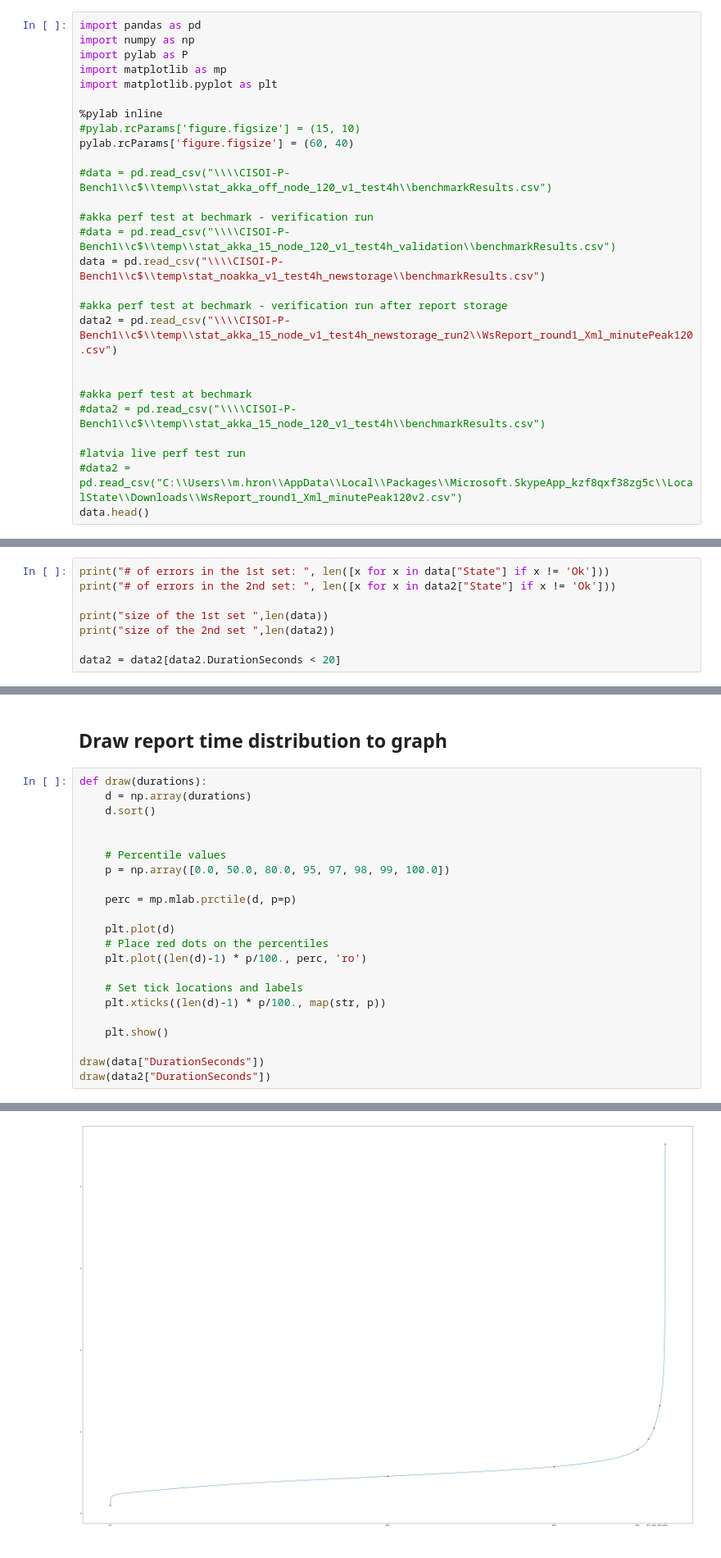
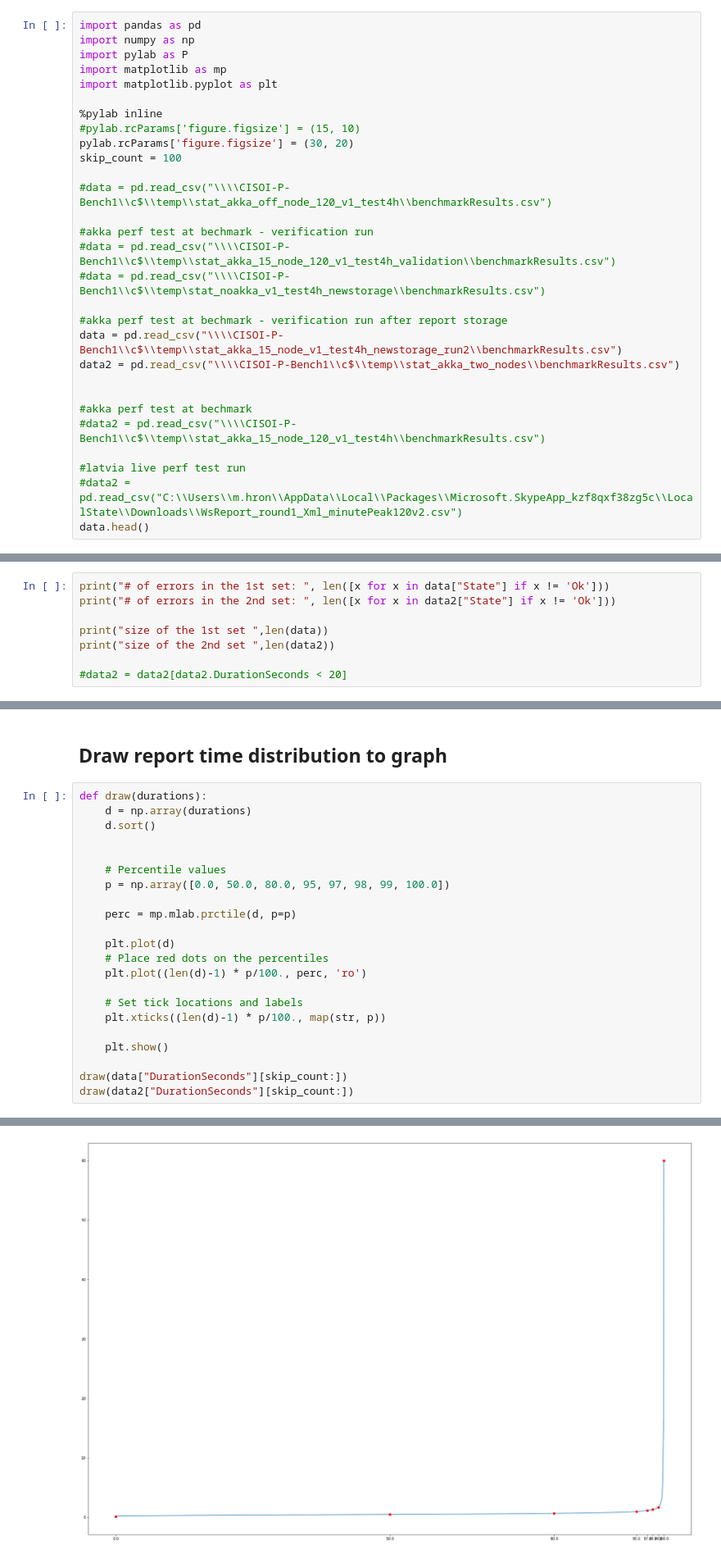
Before and after one commit to matej-hron/deeplearning, a Jupyter notebook: jupyter/PerfTestsAkka.ipynb, the cells around one changed output, grey strips where cells are left out. Shown at 82% size. Cells and saved outputs as stored; diff of their text form.

```diff
--- a/jupyter/PerfTestsAkka.ipynb
+++ b/jupyter/PerfTestsAkka.ipynb
@@ -11,16 +11,18 @@ import matplotlib.pyplot as plt
 
 %pylab inline
 #pylab.rcParams['figure.figsize'] = (15, 10)
-pylab.rcParams['figure.figsize'] = (60, 40)
+pylab.rcParams['figure.figsize'] = (30, 20)
+skip_count = 100
 
 #data = pd.read_csv("\\\\CISOI-P-Bench1\\c$\\temp\\stat_akka_off_node_120_v1_test4h\\benchmarkResults.csv")
 
 #akka perf test at bechmark - verification run
 #data = pd.read_csv("\\\\CISOI-P-Bench1\\c$\\temp\\stat_akka_15_node_120_v1_test4h_validation\\benchmarkResults.csv")
-data = pd.read_csv("\\\\CISOI-P-Bench1\\c$\\temp\stat_noakka_v1_test4h_newstorage\\benchmarkResults.csv")
+#data = pd.read_csv("\\\\CISOI-P-Bench1\\c$\\temp\stat_noakka_v1_test4h_newstorage\\benchmarkResults.csv")
 
 #akka perf test at bechmark - verification run after report storage
-data2 = pd.read_csv("\\\\CISOI-P-Bench1\\c$\\temp\\stat_akka_15_node_v1_test4h_newstorage_run2\\WsReport_round1_Xml_minutePeak120.csv")
+data = pd.read_csv("\\\\CISOI-P-Bench1\\c$\\temp\\stat_akka_15_node_v1_test4h_newstorage_run2\\benchmarkResults.csv")
+data2 = pd.read_csv("\\\\CISOI-P-Bench1\\c$\\temp\\stat_akka_two_nodes\\benchmarkResults.csv")
 
 
 #akka perf test at bechmark
@@ -46,6 +48,6 @@ print("# of errors in the 2nd set: ", len([x for x in data2["State"] if x != 'Ok
 print("size of the 1st set ",len(data))
 print("size of the 2nd set ",len(data2))
 
-data2 = data2[data2.DurationSeconds < 20]
+#data2 = data2[data2.DurationSeconds < 20]
 # %% [output]
 # of errors in the 1st set:  0
@@ -104,6 +106,6 @@ def draw(durations):
 
     plt.show()
 
-draw(data["DurationSeconds"])
-draw(data2["DurationSeconds"])
+draw(data["DurationSeconds"][skip_count:])
+draw(data2["DurationSeconds"][skip_count:])
 # %% [output]
@@ -111,4 +113,4 @@ draw(data2["DurationSeconds"])
-[figure, old version]
+[figure, new version]
 # %%
 d = data2
 d = d.filter(items=['StartTime', 'DurationSeconds'])
```
Also changed, not shown: parts of 5 cells of this notebook, 3 other files.
